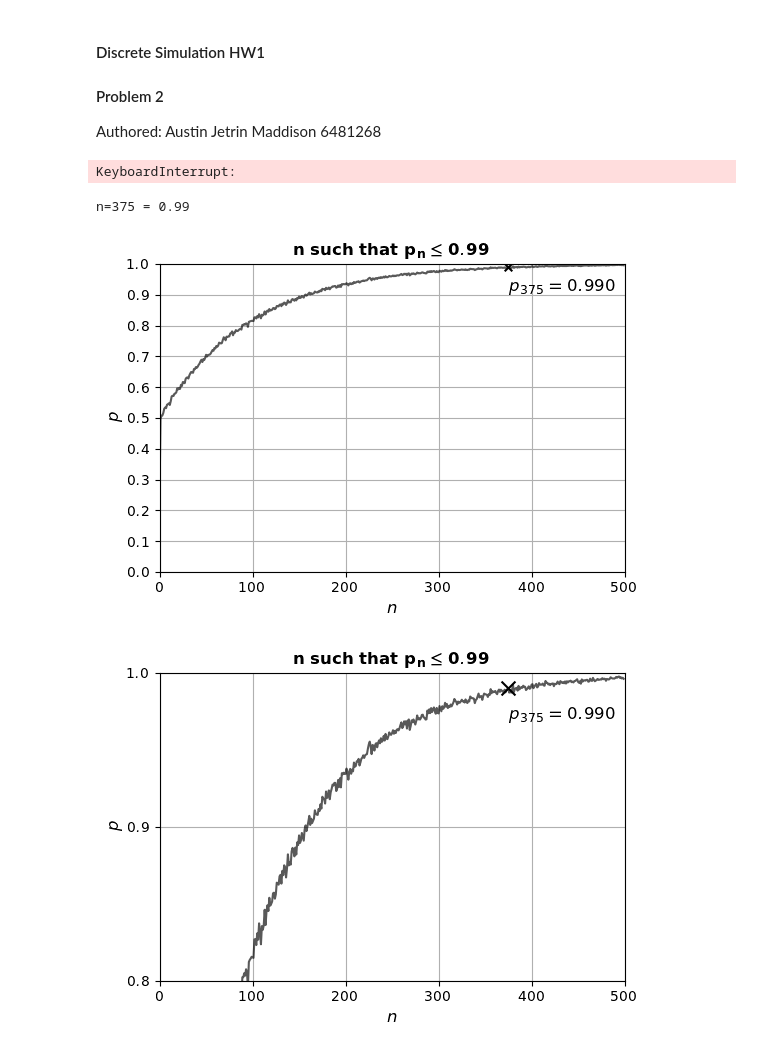
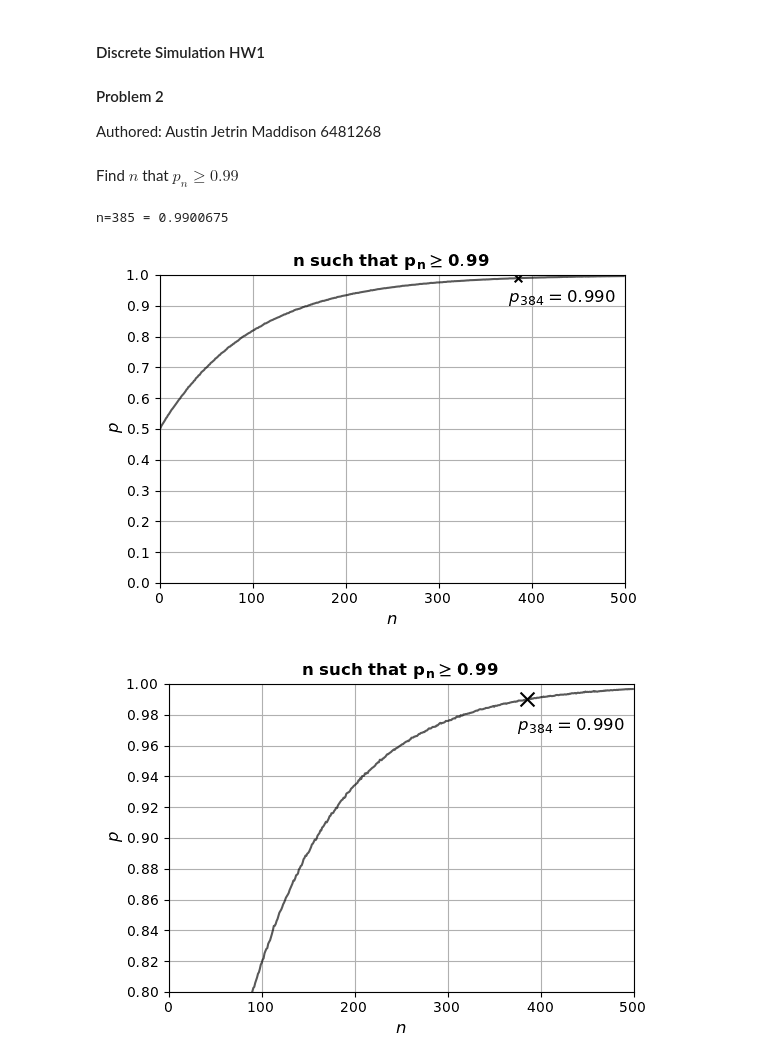
Before and after one commit to AustinMaddison/discrete-simulation, a Jupyter notebook: src/hw1/p2.ipynb, the cells around one changed output. Drawn from its saved outputs; the diff is of its cells as text; code cells hidden in the pictures.

```diff
--- a/src/hw1/p2.ipynb
+++ b/src/hw1/p2.ipynb
@@ -43,45 +51,43 @@ def run_sim(n: int, N: int) -> float:
+# %% [markdown]
+Find $n$ that $p_n \ge 0.99$
 # %%
-N = 100000
+N = 400_000
 run_sim_vec = np.vectorize(lambda x: run_sim(x, N))
 ns = np.arange(500, dtype=int)
 ps = run_sim_vec(ns)
-# %% [output]
-KeyboardInterrupt:
 # %%
-n = np.argmin(np.abs((np.ones(np.shape(ns)) * 0.99) - ps))
-intersection  = (n, ps[n].item())
+n = np.argmin(np.abs((np.ones(np.shape(ns)) * 0.990) - ps))
+intersection  = (n+1, ps[n+1].item())
 print(f'n={intersection[0]} = {intersection[1]}')
 # %% [output]
-n=375 = 0.99
+n=385 = 0.9900675
 # %%
 plt.figure(figsize=(6, 4))
 plt.plot(ns, ps, 'k', alpha=0.65)
 plt.grid()
 plt.scatter(intersection[0], intersection[1], s=30, color='k', marker='x')
-plt.annotate(f"$p_{{{n}}} = {{{intersection[1]:.3f}}} $",(intersection[0], intersection[1]-0.08), fontsize=12)
+plt.annotate(f"$p_{{{n}}} = {{{intersection[1]:.3f}}} $",(intersection[0]-10, intersection[1]-0.08), fontsize=12)
 plt.yticks(np.arange(0, 1.1, 0.1, dtype=float))
 plt.xlim(0, 500)
 plt.ylim(0.0, 1)
-plt.title("$\\mathbf{ \\textbf{n such that }p_{n} \le 0.99}$", fontsize=12)
+plt.title("$\\mathbf{ \\textbf{n such that }p_{n} \ge 0.99}$", fontsize=12)
 plt.xlabel("$n$", fontsize=12)
 plt.ylabel("$p$", fontsize=12)
 plt.savefig("tex/p2_1.svg")
 # %% [output]
-[figure, old version]
+[figure, new version]
 # %%
 plt.figure(figsize=(6, 4))
-# plt.axvline(intersection[0], alpha=0.3, color='k')
-# plt.axhline(intersection[1], alpha=0.3, color='k')
 plt.plot(ns, ps, 'k', alpha=0.65)
 plt.grid()
 plt.scatter(intersection[0], intersection[1], s=100, color='k', marker='x')
-plt.annotate(f"$p_{{{n}}} = {{{intersection[1]:.3f}}} $",(intersection[0], intersection[1]-0.02), fontsize=12)
-plt.yticks(np.arange(0, 1.1, 0.1, dtype=float))
+plt.annotate(f"$p_{{{n}}} = {{{intersection[1]:.3f}}} $",(intersection[0]-10, intersection[1]-0.02), fontsize=12)
+plt.yticks(np.arange(0, 1.1, 0.02, dtype=float))
 plt.xlim(0, 500)
 plt.ylim(0.8, 1.0)
-plt.title("$\\mathbf{ \\textbf{n such that }p_{n} \le 0.99}$", fontsize=12)
+plt.title("$\\mathbf{ \\textbf{n such that }p_{n} \ge 0.99}$", fontsize=12)
 plt.xlabel("$n$", fontsize=12)
 plt.ylabel("$p$", fontsize=12)
 plt.savefig("tex/p2_2.svg")
 # %% [output]
-[figure, old version]
+[figure, new version]
```
Also changed, not shown: parts of 1 cell of this notebook, 16 other files.
